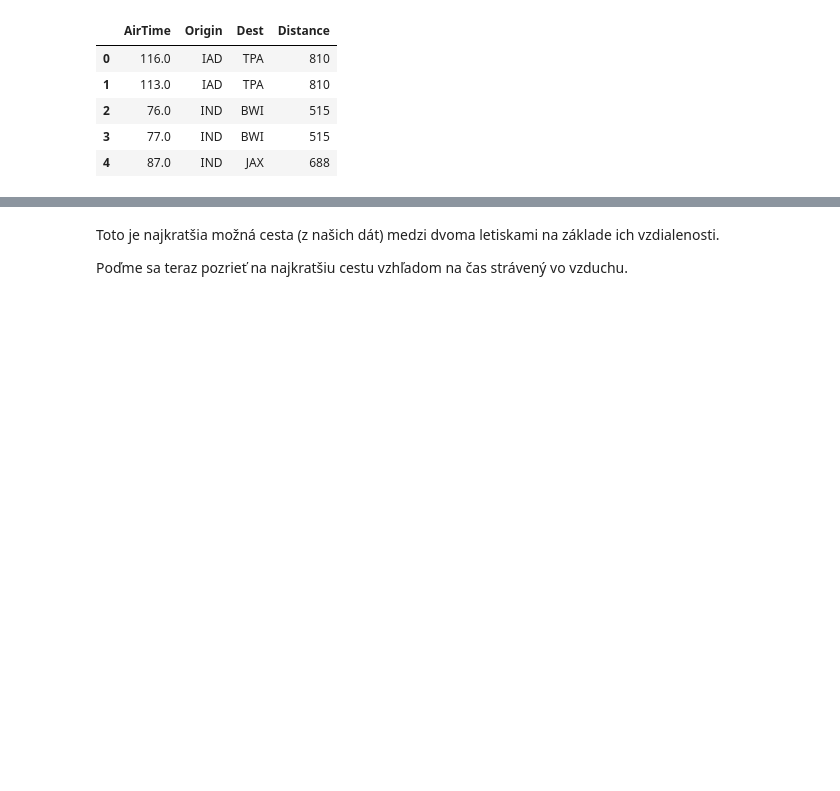
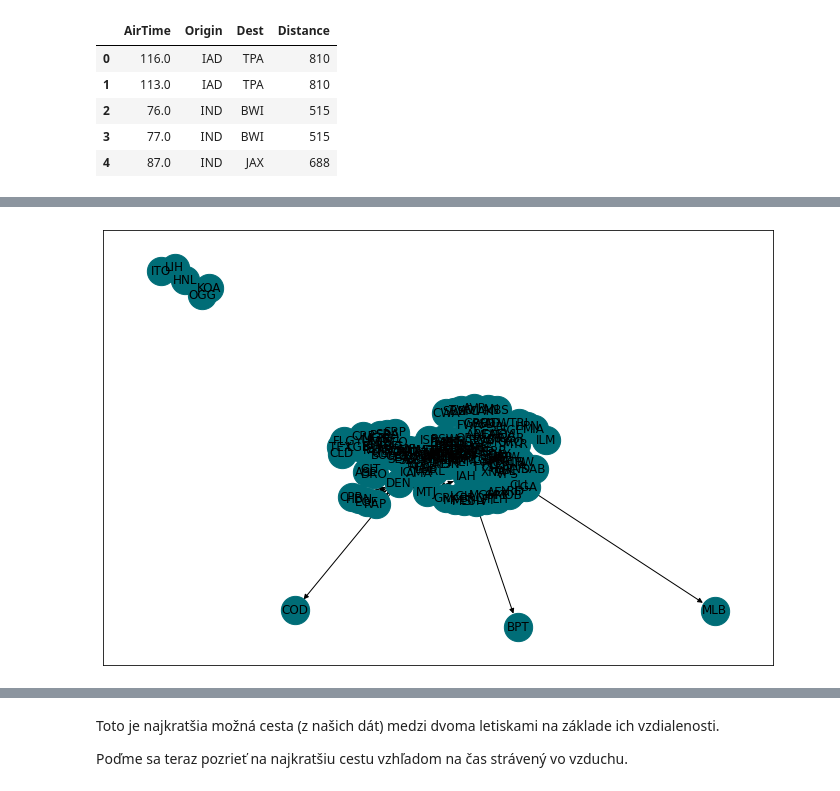
Before and after one commit to abadik/algoritmy-na-sietach, a Jupyter notebook: airlines.ipynb, the cells around one changed output, grey strips where cells are left out. Saved outputs shown, nothing was run; the diff lists cells and outputs as text; code cells hidden in the pictures; blank space fills up the shorter version.

```diff
--- a/airlines.ipynb
+++ b/airlines.ipynb
@@ -59,0 +80,5 @@ nx.draw_networkx(G, with_labels = True)
+# %%
+plt.figure(figsize = (12, 8))
+nx.draw_networkx(G, with_labels = True, node_size = 800, node_color = "#006D77")
+# %% [output]
+[figure, added]
```
Also changed, not shown: parts of 33 cells of this notebook.
